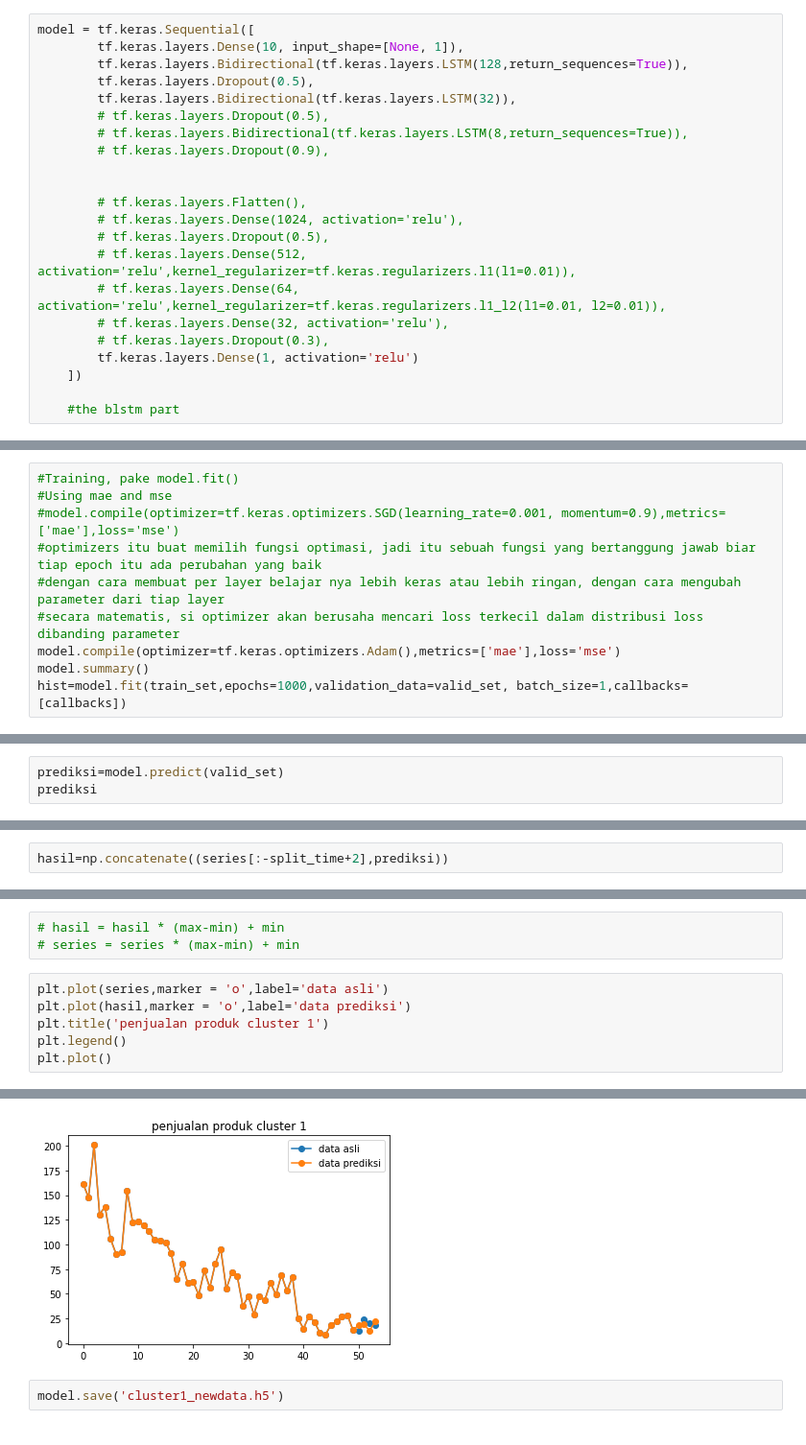
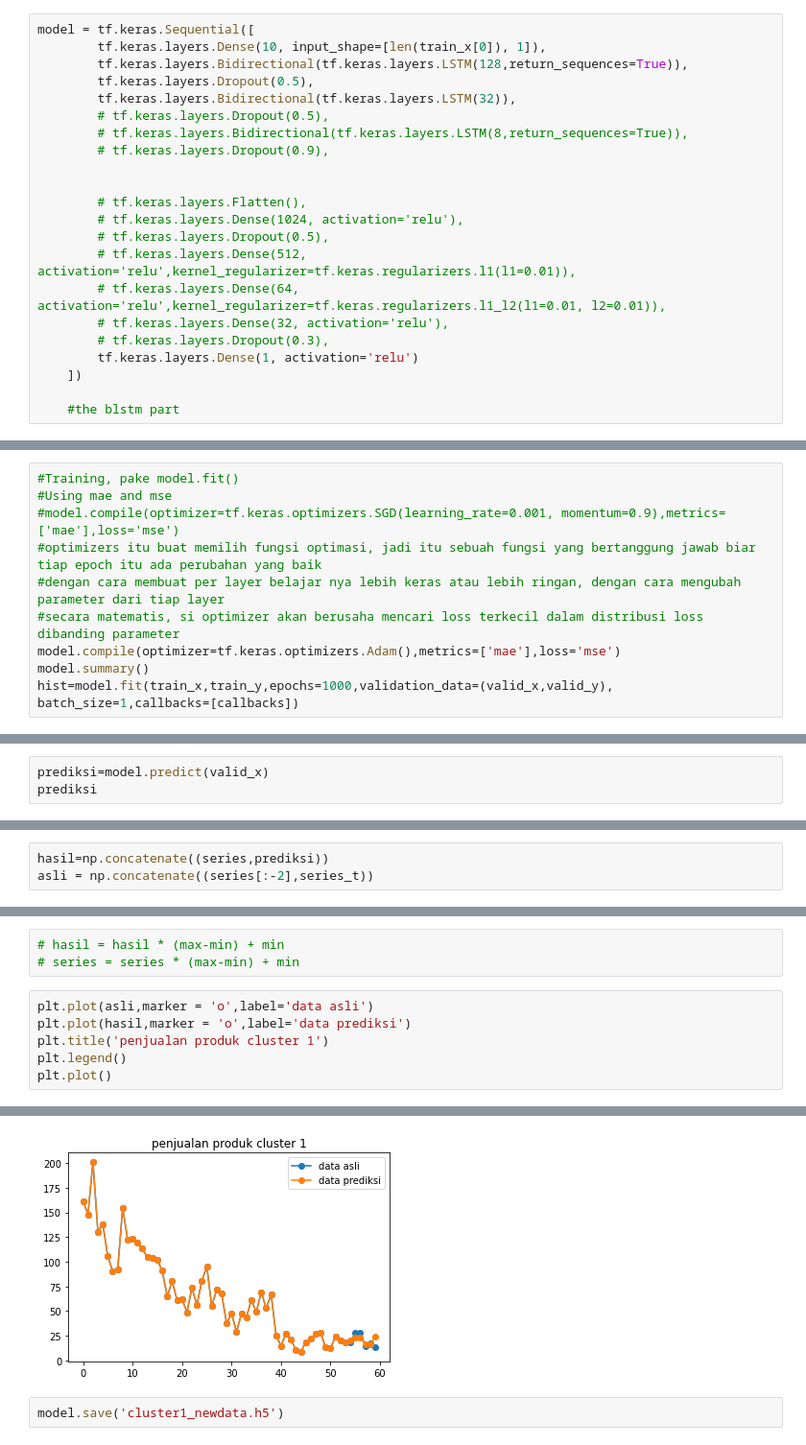
Before and after one commit to IritaSee/product_performance_blstm, a Jupyter notebook: New_input/cluster1.ipynb, the cells around one changed output, grey strips where cells are left out. Shown at 96% size. Drawn from its saved outputs; the diff is of its cells as text.

Commit message:
new input with test

```diff
--- a/New_input/cluster1.ipynb
+++ b/New_input/cluster1.ipynb
@@ -185,7 +272,7 @@ kalo ini pake BLSTM dengan input layer sebanyak 10 neuron, BLSTM layer ada dua,
 terus setiap selesai masuk BLSTM layer, ada dropout, itu tuh untuk mengeliminasi secara random (di case ini 50%) sambungan antara neuron, dan nge "matiin" neuronnya itu juga, mensimulasi degradasi neuron dan sambungannya saat kita tidur, alias proses mengubah ingatan jadi jangka menengah ke panjang dari apa yang kita dapatkan pada hari itu.
 # %%
 model = tf.keras.Sequential([
-        tf.keras.layers.Dense(10, input_shape=[None, 1]),
+        tf.keras.layers.Dense(10, input_shape=[len(train_x[0]), 1]),
         tf.keras.layers.Bidirectional(tf.keras.layers.LSTM(128,return_sequences=True)),
         tf.keras.layers.Dropout(0.5),
         tf.keras.layers.Bidirectional(tf.keras.layers.LSTM(32)),
@@ -231,7 +318,7 @@ model = tf.keras.Sequential([
 #secara matematis, si optimizer akan berusaha mencari loss terkecil dalam distribusi loss dibanding parameter
 model.compile(optimizer=tf.keras.optimizers.Adam(),metrics=['mae'],loss='mse')
 model.summary()
-hist=model.fit(train_set,epochs=1000,validation_data=valid_set, batch_size=1,callbacks=[callbacks])
+hist=model.fit(train_x,train_y,epochs=1000,validation_data=(valid_x,valid_y), batch_size=1,callbacks=[callbacks])
 # %% [output]
 Model: "sequential_1"
 _________________________________________________________________
@@ -281,4 +390,4 @@ x_valid.shape
 # %%
-prediksi=model.predict(valid_set)
+prediksi=model.predict(valid_x)
 prediksi
 # %% [output]
@@ -293,4 +404,5 @@ prediksi=prediksi.flatten()
 # prediksi1 = prediksi*(max-min) + min
 # prediksi1
 # %%
-hasil=np.concatenate((series[:-split_time+2],prediksi))
+hasil=np.concatenate((series,prediksi))
+asli = np.concatenate((series[:-2],series_t))
@@ -315,14 +418,14 @@ array([161.4       , 147.8       , 200.8       , 130.6       ,
 # hasil = hasil * (max-min) + min
 # series = series * (max-min) + min
 # %%
-plt.plot(series,marker = 'o',label='data asli')
+plt.plot(asli,marker = 'o',label='data asli')
 plt.plot(hasil,marker = 'o',label='data prediksi')
 plt.title('penjualan produk cluster 1')
 plt.legend()
 plt.plot()
 # %% [output]
 []
-[figure, old version]
+[figure, new version]
 # %%
 model.save('cluster1_newdata.h5')
 # %% [markdown]
```
Also changed, not shown: parts of 43 cells of this notebook, 3 other files.
